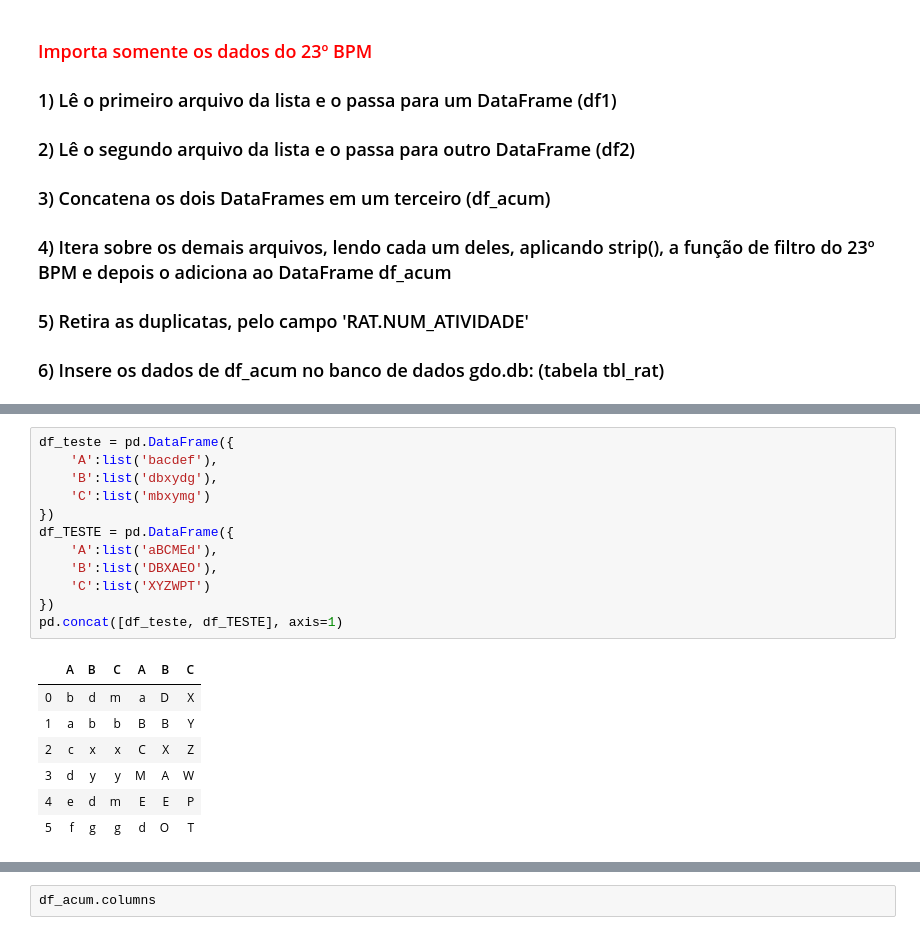
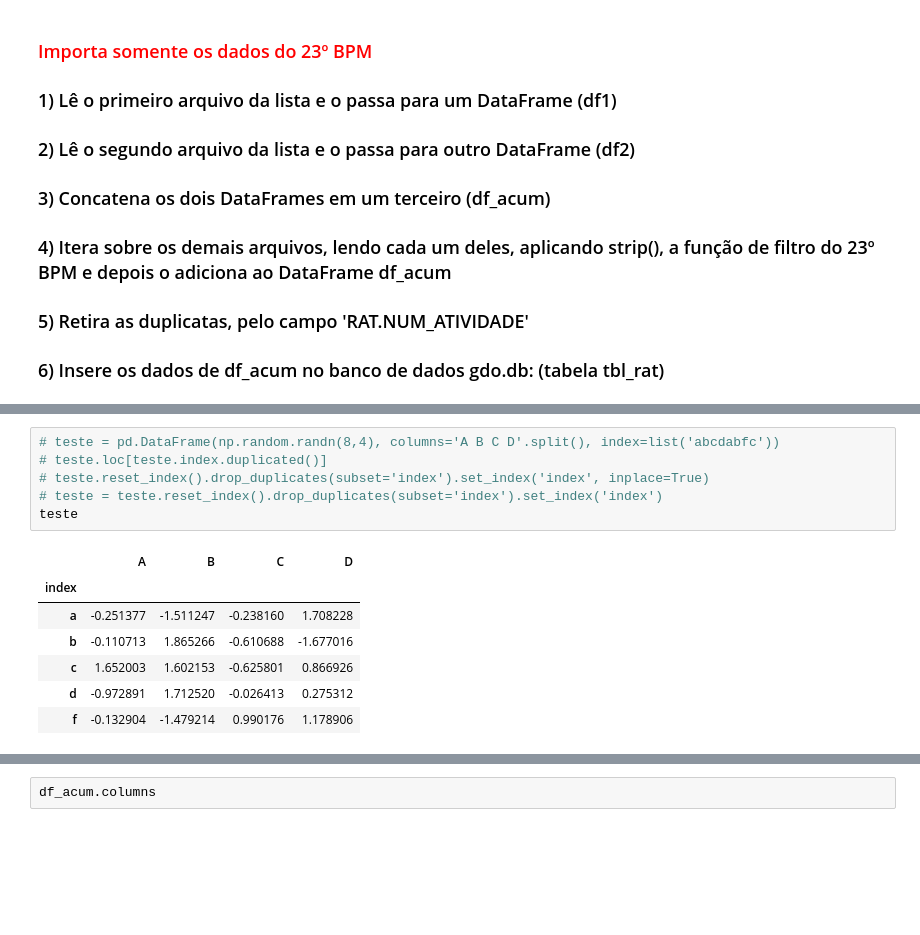
Before and after one commit to WENDEL4891/gdo-pandas, a Jupyter notebook: Vários CSVs para Banco de Dados.ipynb, the cells around one changed output, grey strips where cells are left out. Cells and saved outputs as stored; diff of their text form; blank space fills up the shorter version.

```diff
--- a/Vários CSVs para Banco de Dados.ipynb
+++ b/Vários CSVs para Banco de Dados.ipynb
@@ -74,22 +48,16 @@ str
-# %%
-df_teste = pd.DataFrame({
-    'A':list('bacdef'),
-    'B':list('dbxydg'),
-    'C':list('mbxymg')
-})
-df_TESTE = pd.DataFrame({
-    'A':list('aBCMEd'),
-    'B':list('DBXAEO'),
-    'C':list('XYZWPT')
-})
-pd.concat([df_teste, df_TESTE], axis=1)
-# %% [output]
-|  | A | B | C | A | B | C |
-| 0 | b | d | m | a | D | X |
-| 1 | a | b | b | B | B | Y |
-| 2 | c | x | x | C | X | Z |
-| 3 | d | y | y | M | A | W |
-| 4 | e | d | m | E | E | P |
-| 5 | f | g | g | d | O | T |
+# %%
+# teste = pd.DataFrame(np.random.randn(8,4), columns='A B C D'.split(), index=list('abcdabfc'))
+# teste.loc[teste.index.duplicated()]
+# teste.reset_index().drop_duplicates(subset='index').set_index('index', inplace=True)
+# teste = teste.reset_index().drop_duplicates(subset='index').set_index('index')
+teste
+# %% [output]
+|  | A | B | C | D |
+| index |  |  |  |  |
+| a | -0.251377 | -1.511247 | -0.238160 | 1.708228 |
+| b | -0.110713 | 1.865266 | -0.610688 | -1.677016 |
+| c | 1.652003 | 1.602153 | -0.625801 | 0.866926 |
+| d | -0.972891 | 1.712520 | -0.026413 | 0.275312 |
+| f | -0.132904 | -1.479214 | 0.990176 | 1.178906 |
 # %%
 # df_classif = pd.read_csv('files/classificadores.csv')
```
Also changed, not shown: parts of 10 cells of this notebook.
